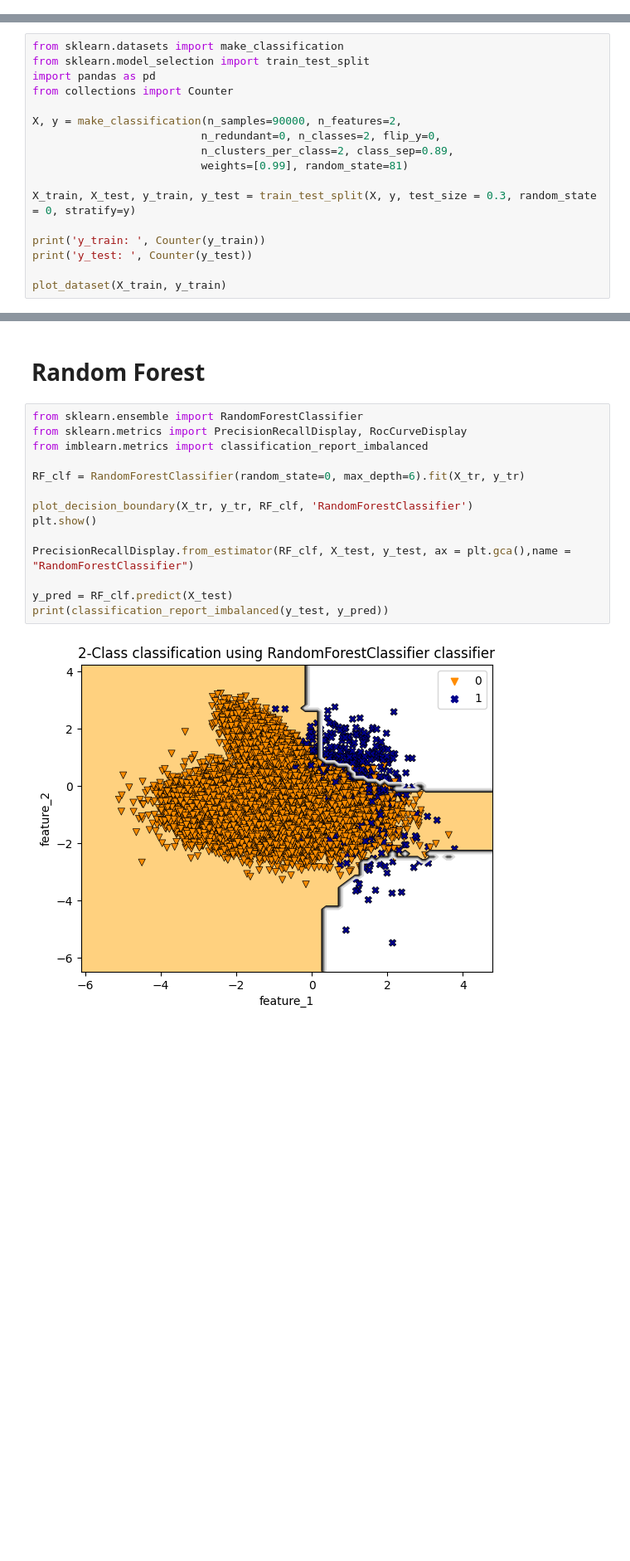
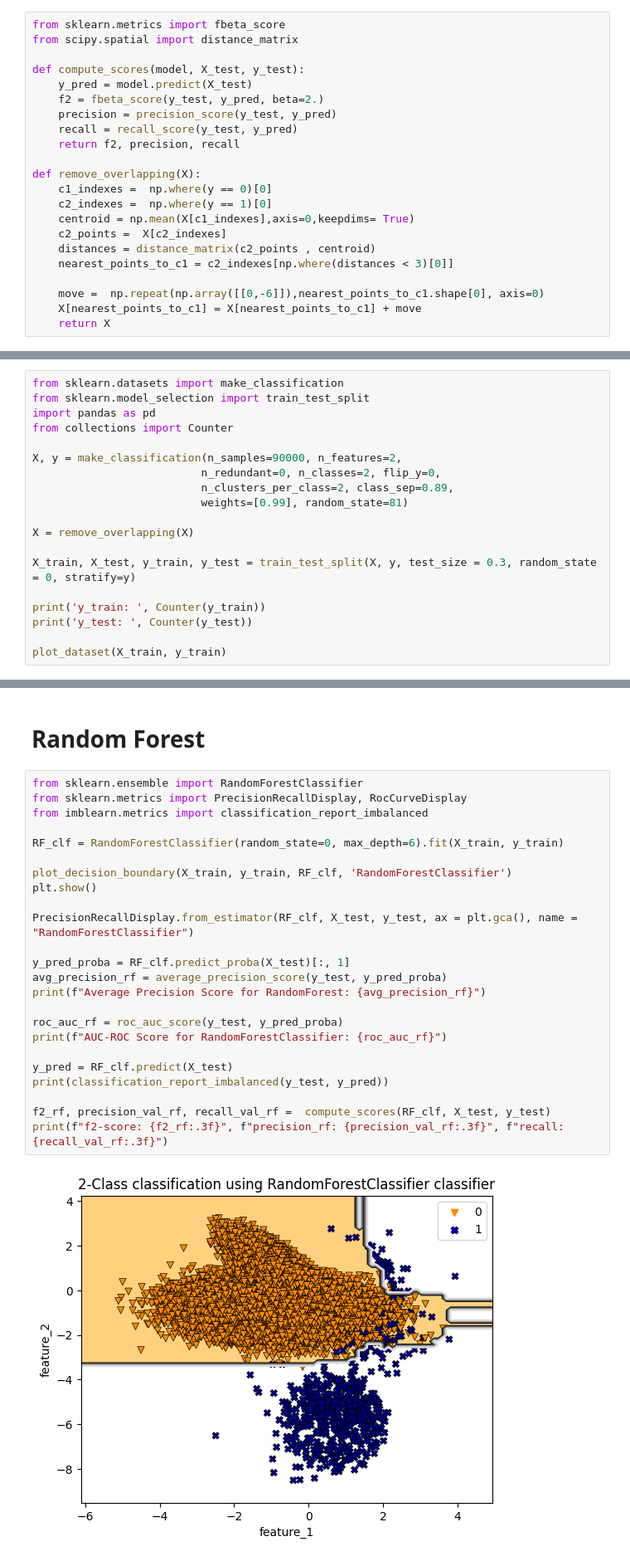
Before and after one commit to PacktPublishing/Machine-Learning-for-Imbalanced-Data, a Jupyter notebook: chapter04/Code_ensemble_methods_used_in_chapter_4_docx.ipynb, the cells around one changed output, grey strips where cells are left out. Shown at 83% size. Cells and saved outputs as stored; diff of their text form; blank space fills up the shorter version.

```diff
--- a/chapter04/Code_ensemble_methods_used_in_chapter_4_docx.ipynb
+++ b/chapter04/Code_ensemble_methods_used_in_chapter_4_docx.ipynb
@@ -62,6 +62,28 @@ def plot_decision_function(X, y, clf, ax):
   ax.contourf(xx, yy, Z, alpha=0.4)
   ax.scatter(X[:, 0], X[:, 1], alpha=0.8, c=y, edgecolor="k")
   ax.set_title(f"Resampling using {clf[0].__class__.__name__}")
+# %%
+from sklearn.metrics import fbeta_score
+from scipy.spatial import distance_matrix
+
+def compute_scores(model, X_test, y_test):
+    y_pred = model.predict(X_test)
+    f2 = fbeta_score(y_test, y_pred, beta=2.)
+    precision = precision_score(y_test, y_pred)
+    recall = recall_score(y_test, y_pred)
+    return f2, precision, recall
+
+def remove_overlapping(X):
+    c1_indexes =  np.where(y == 0)[0]
+    c2_indexes =  np.where(y == 1)[0]
+    centroid = np.mean(X[c1_indexes],axis=0,keepdims= True)
+    c2_points =  X[c2_indexes]
+    distances = distance_matrix(c2_points , centroid)
+    nearest_points_to_c1 = c2_indexes[np.where(distances < 3)[0]]
+
+    move =  np.repeat(np.array([[0,-6]]),nearest_points_to_c1.shape[0], axis=0)
+    X[nearest_points_to_c1] = X[nearest_points_to_c1] + move
+    return X
 # %% [markdown]
 # Create dataset
 # %%
@@ -75,6 +97,8 @@ X, y = make_classification(n_samples=90000, n_features=2,
                           n_clusters_per_class=2, class_sep=0.89,
                           weights=[0.99], random_state=81)
 
+X = remove_overlapping(X)
+
 X_train, X_test, y_train, y_test = train_test_split(X, y, test_size = 0.3, random_state = 0, stratify=y)
 
 print('y_train: ', Counter(y_train))
@@ -92,16 +153,26 @@ X_tr, X_val, y_tr, y_val = train_test_split(X_train, y_train, test_size = 0.1, r
 # %%
 from sklearn.ensemble import RandomForestClassifier
 from sklearn.metrics import PrecisionRecallDisplay, RocCurveDisplay
 from imblearn.metrics import classification_report_imbalanced
 
-RF_clf = RandomForestClassifier(random_state=0, max_depth=6).fit(X_tr, y_tr)
+RF_clf = RandomForestClassifier(random_state=0, max_depth=6).fit(X_train, y_train)
 
-plot_decision_boundary(X_tr, y_tr, RF_clf, 'RandomForestClassifier')
+plot_decision_boundary(X_train, y_train, RF_clf, 'RandomForestClassifier')
 plt.show()
 
-PrecisionRecallDisplay.from_estimator(RF_clf, X_test, y_test, ax = plt.gca(),name = "RandomForestClassifier")
+PrecisionRecallDisplay.from_estimator(RF_clf, X_test, y_test, ax = plt.gca(), name = "RandomForestClassifier")
+
+y_pred_proba = RF_clf.predict_proba(X_test)[:, 1]
+avg_precision_rf = average_precision_score(y_test, y_pred_proba)
+print(f"Average Precision Score for RandomForest: {avg_precision_rf}")
+
+roc_auc_rf = roc_auc_score(y_test, y_pred_proba)
+print(f"AUC-ROC Score for RandomForestClassifier: {roc_auc_rf}")
 
 y_pred = RF_clf.predict(X_test)
 print(classification_report_imbalanced(y_test, y_pred))
+
+f2_rf, precision_val_rf, recall_val_rf =  compute_scores(RF_clf, X_test, y_test)
+print(f"f2-score: {f2_rf:.3f}", f"precision_rf: {precision_val_rf:.3f}", f"recall: {recall_val_rf:.3f}")
 # %% [output]
-[figure, old version]
+[figure, new version]
```
Also changed, not shown: parts of 26 cells of this notebook, 1 other file.
